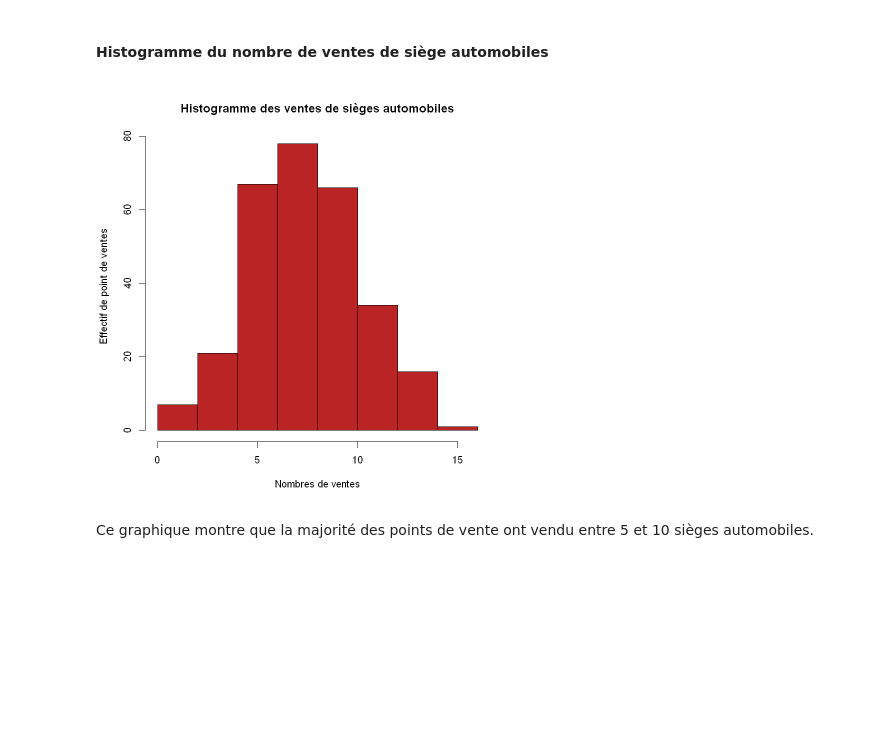
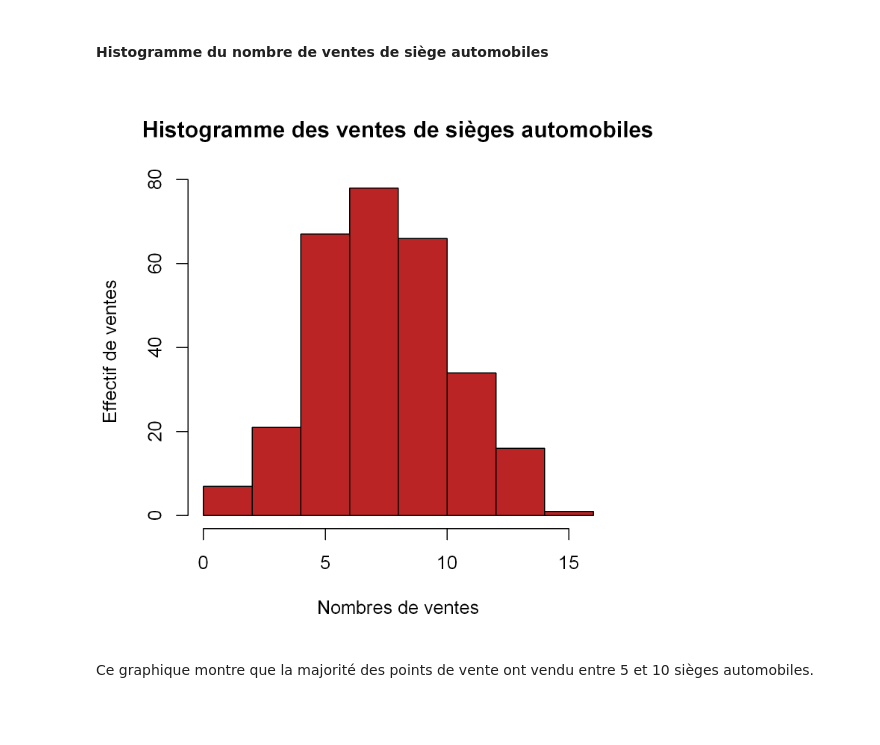
Before and after one commit to Julien9969/Devoir_MTH2302D, a Jupyter notebook: DevoirMTH2302D.ipynb, the cells around one changed output. Drawn from its saved outputs; the diff is of its cells as text; code cells hidden in the pictures; blank space fills up the shorter version.

Commit message:
b) deux premier point fait manque juste l'interprétation

```diff
--- a/DevoirMTH2302D.ipynb
+++ b/DevoirMTH2302D.ipynb
@@ -49,9 +53,9 @@ Ventes <- alldata$Sales
 #### Histogramme du nombre de ventes de siège automobiles
 # %%
 hist(Ventes, col="#bb2424",main="Histogramme des ventes de sièges automobiles",
-     border="#000000", xlab="Nombres de ventes",ylab="Effectif de point de ventes")
+     border="#000000", xlab="Nombres de ventes",ylab="Effectif de ventes")
 # %% [output]
-[figure, old version]
+[figure, new version]
 # %% [markdown]
 Ce graphique montre que la majorité des points de vente ont vendu entre 5 et 10 sièges automobiles.
 <br><br>
```
Also changed, not shown: parts of 16 cells of this notebook, 1 other file.
